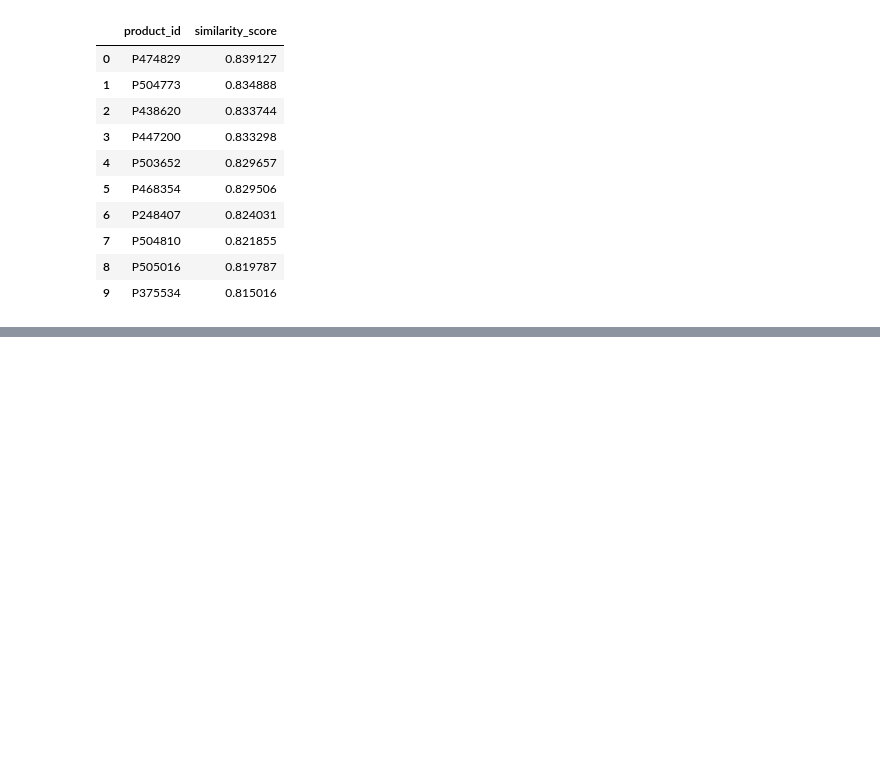
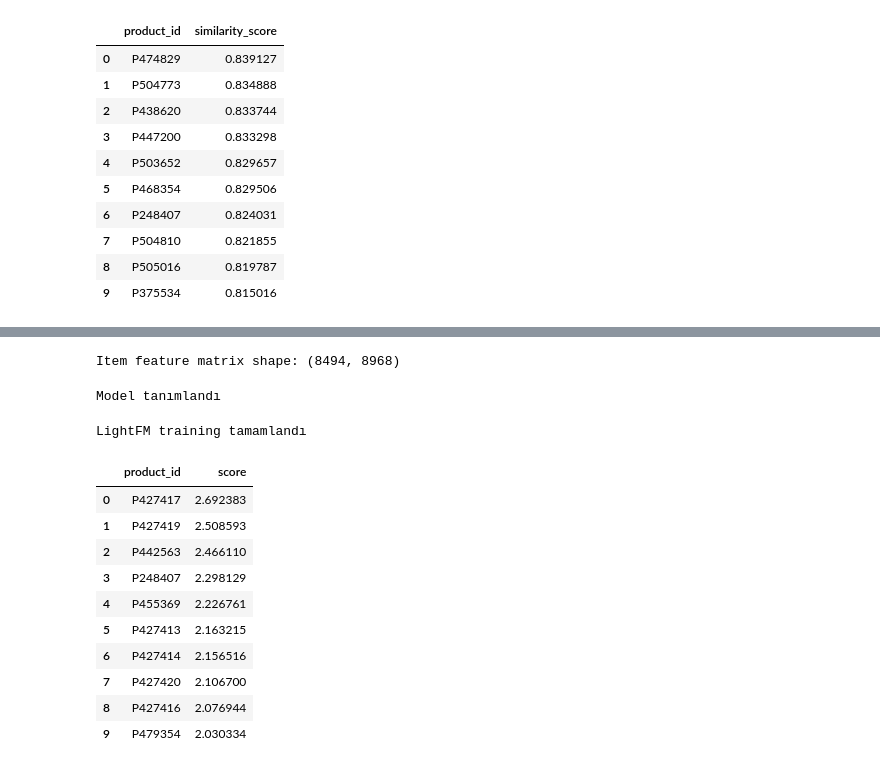
Before and after one commit to aslitarakcilar/cosmetic-recommendation-system, a Jupyter notebook: notebooks/02_evaluation.ipynb, the cells around one changed output, grey strips where cells are left out. Drawn from its saved outputs; the diff is of its cells as text; code cells hidden in the pictures; blank space fills up the shorter version.

```diff
--- a/notebooks/02_evaluation.ipynb
+++ b/notebooks/02_evaluation.ipynb
@@ -1476,0 +1603,10 @@ Kullanıcı sayısı: 978
+# %%
+# ------------------------------------------------------------------
+# INTERACTION MATRIX'İ YENİDEN OLUŞTURMA
+# ------------------------------------------------------------------
+
+(interactions, weights) = dataset.build_interactions(
+    [(row["author_id"], row["product_id"]) for _, row in train_positive.iterrows()]
+)
+
+print("Interaction matrix shape:", interactions.shape)
@@ -1476,0 +1615,55 @@ Kullanıcı sayısı: 978
+# %%
+# ------------------------------------------------------------------
+# ITEM FEATURE MATRIX OLUŞTURMA
+# ------------------------------------------------------------------
+
+item_feature_tuples = []
+
+for _, row in lightfm_items.iterrows():
+    item_feature_tuples.append(
+        (
+            row["product_id"],
+            [
+                f"brand:{row['brand_name']}",
+                f"primary:{row['primary_category']}",
+                f"secondary:{row['secondary_category']}",
+                f"tertiary:{row['tertiary_category']}"
+            ]
+        )
+    )
+
+item_features_matrix = dataset.build_item_features(item_feature_tuples)
+
+print("Item feature matrix shape:", item_features_matrix.shape)
+# %% [output]
+Item feature matrix shape: (8494, 8968)
+# %%
+# ------------------------------------------------------------------
+# LIGHTFM MODEL TANIMI
+# ------------------------------------------------------------------
+
+lightfm_model = LightFM(
+    loss="warp",
+    no_components=64,
+    learning_rate=0.05,
+    random_state=42
+)
+
+print("Model tanımlandı")
+# %% [output]
+Model tanımlandı
+# %%
+# ------------------------------------------------------------------
+# LIGHTFM MODEL EĞİTİMİ
+# ------------------------------------------------------------------
+
+lightfm_model.fit(
+    interactions=interactions,
+    item_features=item_features_matrix,
+    epochs=10,
+    num_threads=4
+)
+
+print("LightFM training tamamlandı")
+# %% [output]
+LightFM training tamamlandı
@@ -1476,0 +1719,15 @@ Kullanıcı sayısı: 978
+# %%
+random_user = train_positive["author_id"].iloc[0]
+recommend_lightfm_products(random_user, top_n=10)
+# %% [output]
+|  | product_id | score |
+| 0 | P427417 | 2.692383 |
+| 1 | P427419 | 2.508593 |
+| 2 | P442563 | 2.466110 |
+| 3 | P248407 | 2.298129 |
+| 4 | P455369 | 2.226761 |
+| 5 | P427413 | 2.163215 |
+| 6 | P427414 | 2.156516 |
+| 7 | P427420 | 2.106700 |
+| 8 | P427416 | 2.076944 |
+| 9 | P479354 | 2.030334 |
```
Also changed, not shown: parts of 22 cells of this notebook.
